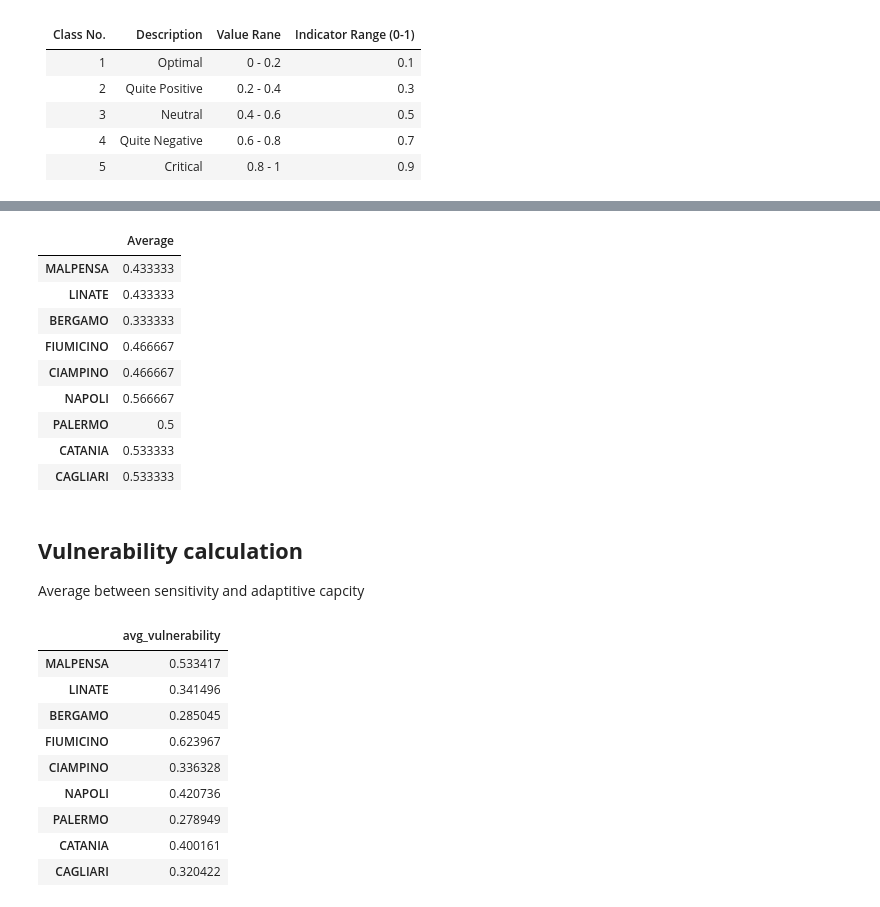
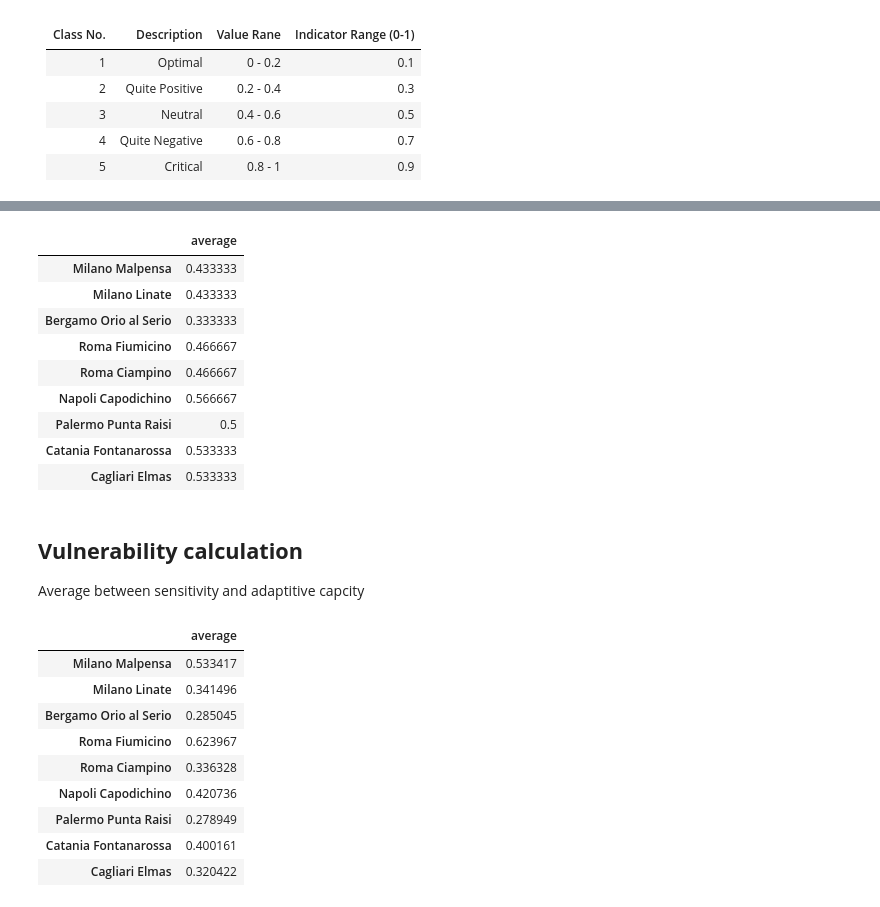
Before and after one commit to CLIMAAX/MULTI_infrastructure, a Jupyter notebook: 03_Exposure_Vulnerability/08_Exposure_vulnerability_temp.ipynb, the cells around one changed output, grey strips where cells are left out. Cells and saved outputs as stored; diff of their text form; code cells hidden in the pictures.

```diff
--- a/03_Exposure_Vulnerability/08_Exposure_vulnerability_temp.ipynb
+++ b/03_Exposure_Vulnerability/08_Exposure_vulnerability_temp.ipynb
@@ -6,4 +7,5 @@ import numpy as np
 ## **Exposure and Vulnerability**
 # %%
 # Define the airports
-airports = ['MALPENSA', 'LINATE', 'BERGAMO', 'FIUMICINO', 'CIAMPINO', 'NAPOLI', 'PALERMO', 'CATANIA', 'CAGLIARI']
+airports = ['Milano Malpensa', 'Milano Linate', 'Bergamo Orio al Serio', 'Roma Fiumicino', 'Roma Ciampino',
+            'Napoli Capodichino', 'Palermo Punta Raisi', 'Catania Fontanarossa', 'Cagliari Elmas']
@@ -246,12 +259,12 @@ adaptative_indicators = {
 adaptative_df= pd.DataFrame(adaptative_indicators, index=airports)
 
 # Add a column with the average of all indicators for each airport
-adaptative_df['Average'] = adaptative_df.mean(axis=1)
+adaptative_df['average'] = adaptative_df.mean(axis=1)
 
 display(adaptative_df)
 
 # Extract a column the average column
-avg_df_adaptative = adaptative_df[['Average']]
+avg_df_adaptative = adaptative_df[['average']]
 
 display(avg_df_adaptative)
 # %% [output]
@@ -268,13 +281,13 @@ display(avg_df_adaptative)
-|  | Average |
-| MALPENSA | 0.433333 |
-| LINATE | 0.433333 |
-| BERGAMO | 0.333333 |
-| FIUMICINO | 0.466667 |
-| CIAMPINO | 0.466667 |
-| NAPOLI | 0.566667 |
-| PALERMO | 0.5 |
-| CATANIA | 0.533333 |
-| CAGLIARI | 0.533333 |
+|  | average |
+| Milano Malpensa | 0.433333 |
+| Milano Linate | 0.433333 |
+| Bergamo Orio al Serio | 0.333333 |
+| Roma Fiumicino | 0.466667 |
+| Roma Ciampino | 0.466667 |
+| Napoli Capodichino | 0.566667 |
+| Palermo Punta Raisi | 0.5 |
+| Catania Fontanarossa | 0.533333 |
+| Cagliari Elmas | 0.533333 |
 # %% [markdown]
 ## **Vulnerability calculation**
 Average between sensitivity and adaptitive capcity
@@ -283,18 +296,21 @@ Average between sensitivity and adaptitive capcity
 vulnerability_df = pd.DataFrame()
 
 # Combine the 'Average' columns from both DataFrames and calculate the new average
-vulnerability_df['avg_vulnerability'] = (avg_df_sensitivity['Average'] + avg_df_adaptative['Average']) / 2
+vulnerability_df['average'] = (avg_df_sensitivity['average'] + avg_df_adaptative['average']) / 2
+
+normalized_avg_path = os.path.join(csv_folder_path, f'avg_df_vulnerability.csv')
+vulnerability_df.to_csv(normalized_avg_path)
 
 # Display the resulting vulnerability DataFrame
 vulnerability_df
 # %% [output]
-|  | avg_vulnerability |
-| MALPENSA | 0.533417 |
-| LINATE | 0.341496 |
-| BERGAMO | 0.285045 |
-| FIUMICINO | 0.623967 |
-| CIAMPINO | 0.336328 |
-| NAPOLI | 0.420736 |
-| PALERMO | 0.278949 |
-| CATANIA | 0.400161 |
-| CAGLIARI | 0.320422 |
+|  | average |
+| Milano Malpensa | 0.533417 |
+| Milano Linate | 0.341496 |
+| Bergamo Orio al Serio | 0.285045 |
+| Roma Fiumicino | 0.623967 |
+| Roma Ciampino | 0.336328 |
+| Napoli Capodichino | 0.420736 |
+| Palermo Punta Raisi | 0.278949 |
+| Catania Fontanarossa | 0.400161 |
+| Cagliari Elmas | 0.320422 |
```
Also changed, not shown: parts of 17 cells of this notebook, 1 other file.
